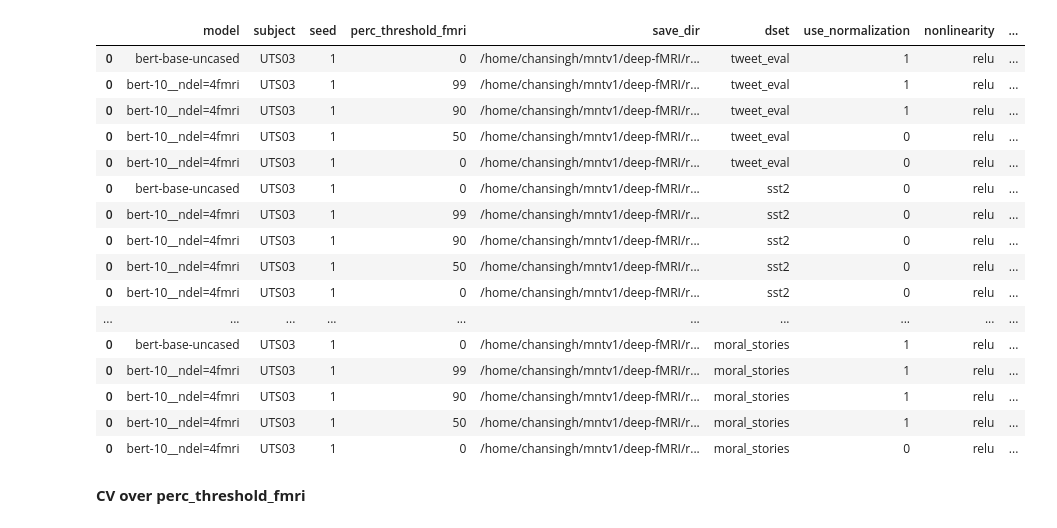
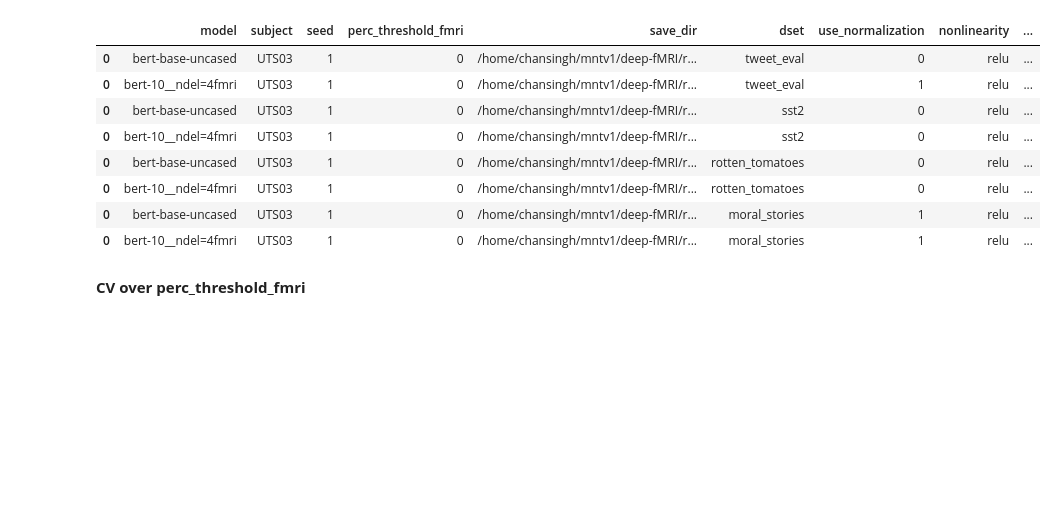
Before and after one commit to csinva/interpretable-embeddings, a Jupyter notebook: notebooks/02_decoding.ipynb, the cells around one changed output. Saved outputs shown, nothing was run; the diff lists cells and outputs as text; code cells hidden in the pictures; blank space fills up the shorter version.

```diff
--- a/notebooks/02_decoding.ipynb
+++ b/notebooks/02_decoding.ipynb
@@ -16,42 +16,35 @@ import viz
 dvu.set_style()
 # %%
 # note: current best results are in oct17
+save_dir = '/home/chansingh/mntv1/deep-fMRI/results/linear_models/oct28_relu_dset_shuffled'
 # save_dir = '/home/chansingh/mntv1/deep-fMRI/results/linear_models/oct25'
-save_dir = '/home/chansingh/mntv1/deep-fMRI/results/linear_models/oct26_relu_and_normalization'
+# save_dir = '/home/chansingh/mntv1/deep-fMRI/results/linear_models/oct26_relu_and_normalization'
 # save_dir = '/home/chansingh/mntv1/deep-fMRI/results/linear_models/subsamp_oct17'
 dfs = []
 fnames = [
     fname for fname in os.listdir(save_dir)[::-1]
     if not fname.startswith('coef')
 ]
 for fname in tqdm(fnames):
     df = pd.read_pickle(join(save_dir, fname))
     # print(fname)
     # display(df)
     dfs.append(df.reset_index())
 d = pd.concat(dfs)
 # d = d.drop(columns='coef_')
 # .round(2)
 # d.set_index(['feats', 'dset'], inplace=True)
 d
 # %% [output]
 |  | model | subject | seed | perc_threshold_fmri | save_dir | dset | use_normalization | nonlinearity | ... |
-| 0 | bert-base-uncased | UTS03 | 1 | 0 | /home/chansingh/mntv1/deep-fMRI/r... | tweet_eval | 1 | relu | ... |
-| 0 | bert-10__ndel=4fmri | UTS03 | 1 | 99 | /home/chansingh/mntv1/deep-fMRI/r... | tweet_eval | 1 | relu | ... |
-| 0 | bert-10__ndel=4fmri | UTS03 | 1 | 90 | /home/chansingh/mntv1/deep-fMRI/r... | tweet_eval | 1 | relu | ... |
-| 0 | bert-10__ndel=4fmri | UTS03 | 1 | 50 | /home/chansingh/mntv1/deep-fMRI/r... | tweet_eval | 0 | relu | ... |
-| 0 | bert-10__ndel=4fmri | UTS03 | 1 | 0 | /home/chansingh/mntv1/deep-fMRI/r... | tweet_eval | 0 | relu | ... |
+| 0 | bert-base-uncased | UTS03 | 1 | 0 | /home/chansingh/mntv1/deep-fMRI/r... | tweet_eval | 0 | relu | ... |
+| 0 | bert-10__ndel=4fmri | UTS03 | 1 | 0 | /home/chansingh/mntv1/deep-fMRI/r... | tweet_eval | 1 | relu | ... |
 | 0 | bert-base-uncased | UTS03 | 1 | 0 | /home/chansingh/mntv1/deep-fMRI/r... | sst2 | 0 | relu | ... |
-| 0 | bert-10__ndel=4fmri | UTS03 | 1 | 99 | /home/chansingh/mntv1/deep-fMRI/r... | sst2 | 0 | relu | ... |
-| 0 | bert-10__ndel=4fmri | UTS03 | 1 | 90 | /home/chansingh/mntv1/deep-fMRI/r... | sst2 | 0 | relu | ... |
-| 0 | bert-10__ndel=4fmri | UTS03 | 1 | 50 | /home/chansingh/mntv1/deep-fMRI/r... | sst2 | 0 | relu | ... |
 | 0 | bert-10__ndel=4fmri | UTS03 | 1 | 0 | /home/chansingh/mntv1/deep-fMRI/r... | sst2 | 0 | relu | ... |
-| ... | ... | ... | ... | ... | ... | ... | ... | ... | ... |
+| 0 | bert-base-uncased | UTS03 | 1 | 0 | /home/chansingh/mntv1/deep-fMRI/r... | rotten_tomatoes | 0 | relu | ... |
+| 0 | bert-10__ndel=4fmri | UTS03 | 1 | 0 | /home/chansingh/mntv1/deep-fMRI/r... | rotten_tomatoes | 0 | relu | ... |
 | 0 | bert-base-uncased | UTS03 | 1 | 0 | /home/chansingh/mntv1/deep-fMRI/r... | moral_stories | 1 | relu | ... |
-| 0 | bert-10__ndel=4fmri | UTS03 | 1 | 99 | /home/chansingh/mntv1/deep-fMRI/r... | moral_stories | 1 | relu | ... |
-| 0 | bert-10__ndel=4fmri | UTS03 | 1 | 90 | /home/chansingh/mntv1/deep-fMRI/r... | moral_stories | 1 | relu | ... |
-| 0 | bert-10__ndel=4fmri | UTS03 | 1 | 50 | /home/chansingh/mntv1/deep-fMRI/r... | moral_stories | 1 | relu | ... |
-| 0 | bert-10__ndel=4fmri | UTS03 | 1 | 0 | /home/chansingh/mntv1/deep-fMRI/r... | moral_stories | 0 | relu | ... |
+| 0 | bert-10__ndel=4fmri | UTS03 | 1 | 0 | /home/chansingh/mntv1/deep-fMRI/r... | moral_stories | 1 | relu | ... |
 # %% [markdown]
 **CV over perc_threshold_fmri**
 # %%
```
Also changed, not shown: parts of 2 cells of this notebook, 2 other files.
